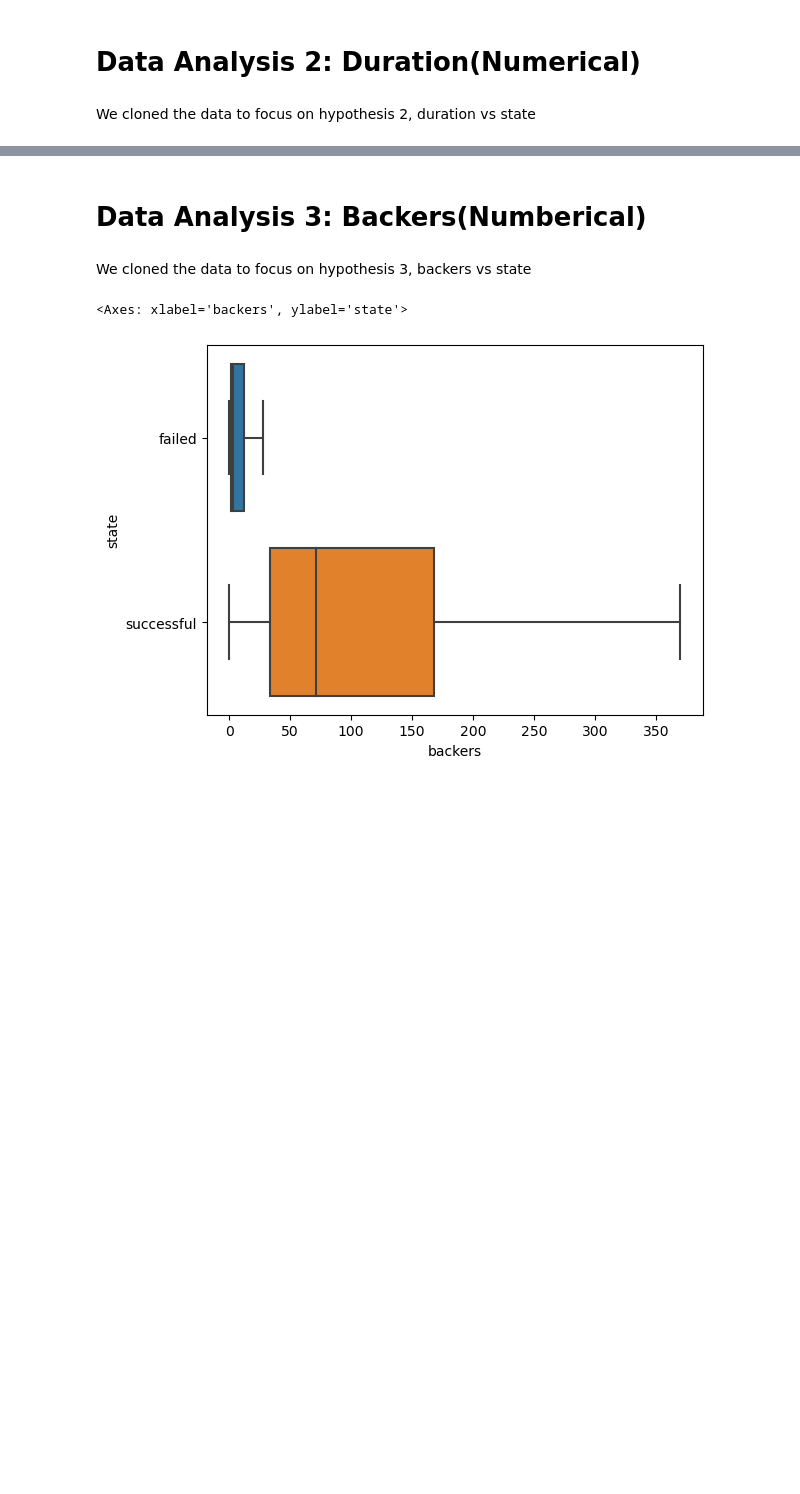
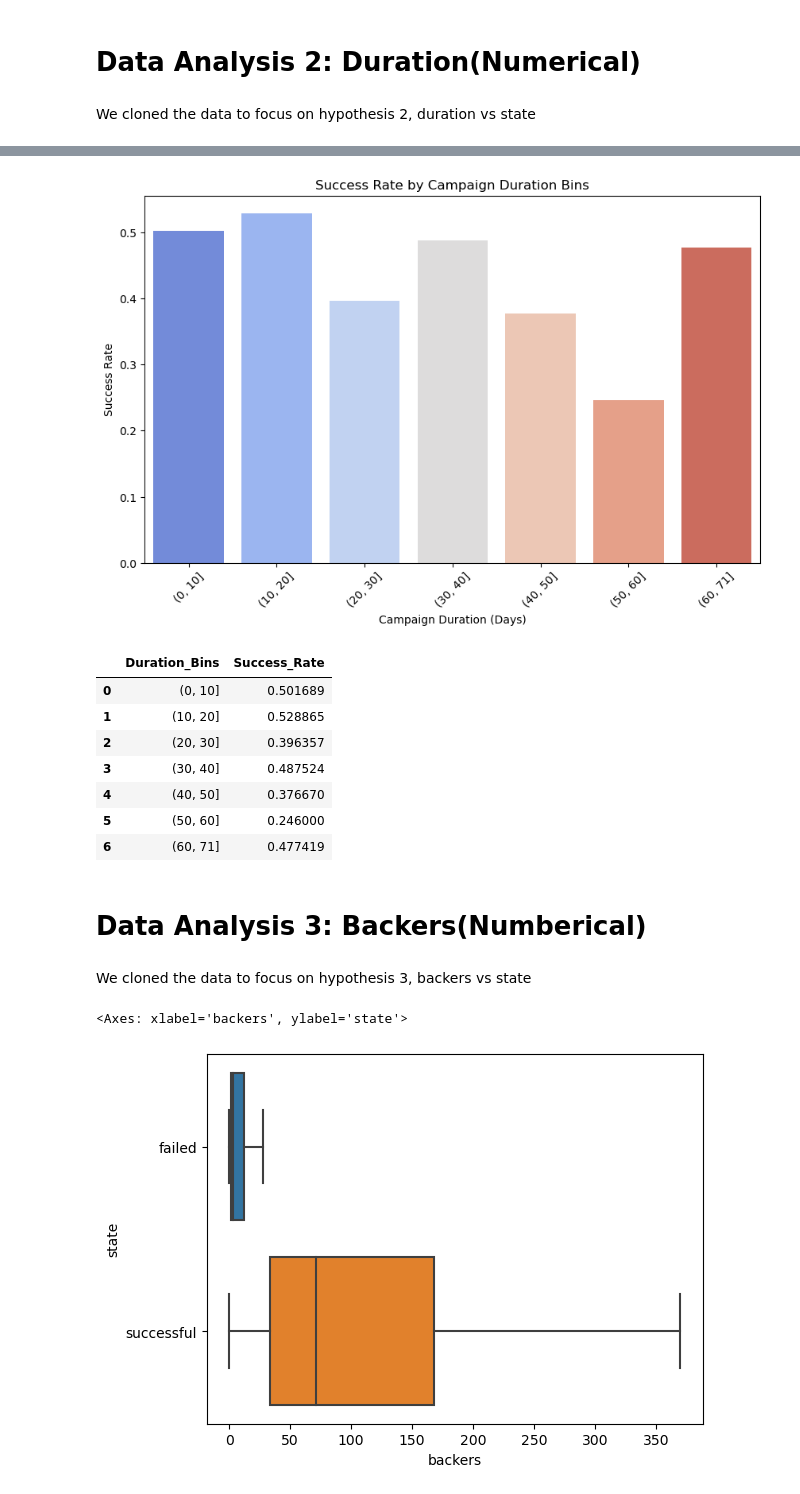
Before and after one commit to yongcake/SC1015-Project, a Jupyter notebook: Kickstarter Project Prediction.ipynb, the cells around one changed output, grey strips where cells are left out. Drawn from its saved outputs; the diff is of its cells as text; code cells hidden in the pictures; blank space fills up the shorter version.

Commit message:
Added a little more analysis to EDA, left with catagorical portion

```diff
--- a/Kickstarter Project Prediction.ipynb
+++ b/Kickstarter Project Prediction.ipynb
@@ -257,3 +341,30 @@ sb.boxplot(data=duration, x="Duration_of_campaign(days)", y="state", showfliers
+# %%
+# Binning the campaign duration into ranges for better analysis
+duration['Duration_Bins'] = pd.cut(duration['Duration_of_campaign(days)'], bins=[0, 10, 20, 30, 40, 50, 60, duration['Duration_of_campaign(days)'].max()])
+
+# Calculating success rates within each bin
+success_rate_by_duration = duration.groupby('Duration_Bins').apply(lambda x: x[x['state'] == 'successful'].shape[0] / x.shape[0]).reset_index(name='Success_Rate')
+
+# Plotting
+plt.figure(figsize=(10, 6))
+sb.barplot(data=success_rate_by_duration, x='Duration_Bins', y='Success_Rate', palette='coolwarm')
+plt.xticks(rotation=45)
+plt.title('Success Rate by Campaign Duration Bins')
+plt.xlabel('Campaign Duration (Days)')
+plt.ylabel('Success Rate')
+plt.show()
+
+success_rate_by_duration
+# %% [output]
+[figure, added]
+|  | Duration_Bins | Success_Rate |
+| 0 | (0, 10] | 0.501689 |
+| 1 | (10, 20] | 0.528865 |
+| 2 | (20, 30] | 0.396357 |
+| 3 | (30, 40] | 0.487524 |
+| 4 | (40, 50] | 0.376670 |
+| 5 | (50, 60] | 0.246000 |
+| 6 | (60, 71] | 0.477419 |
 # %% [markdown]
 # Data Analysis 3: Backers(Numberical)
 # %% [markdown]
```
Also changed, not shown: parts of 20 cells of this notebook.
